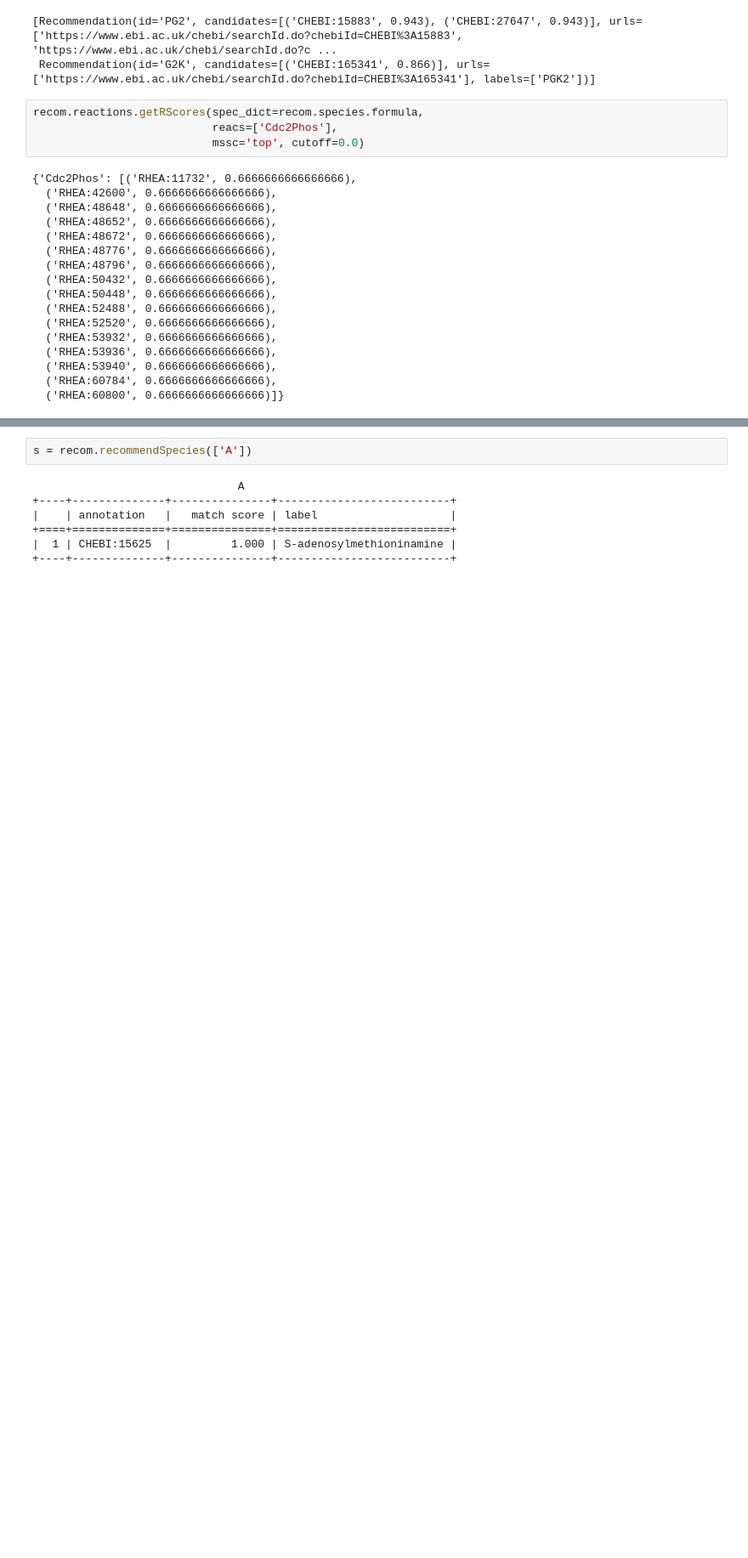
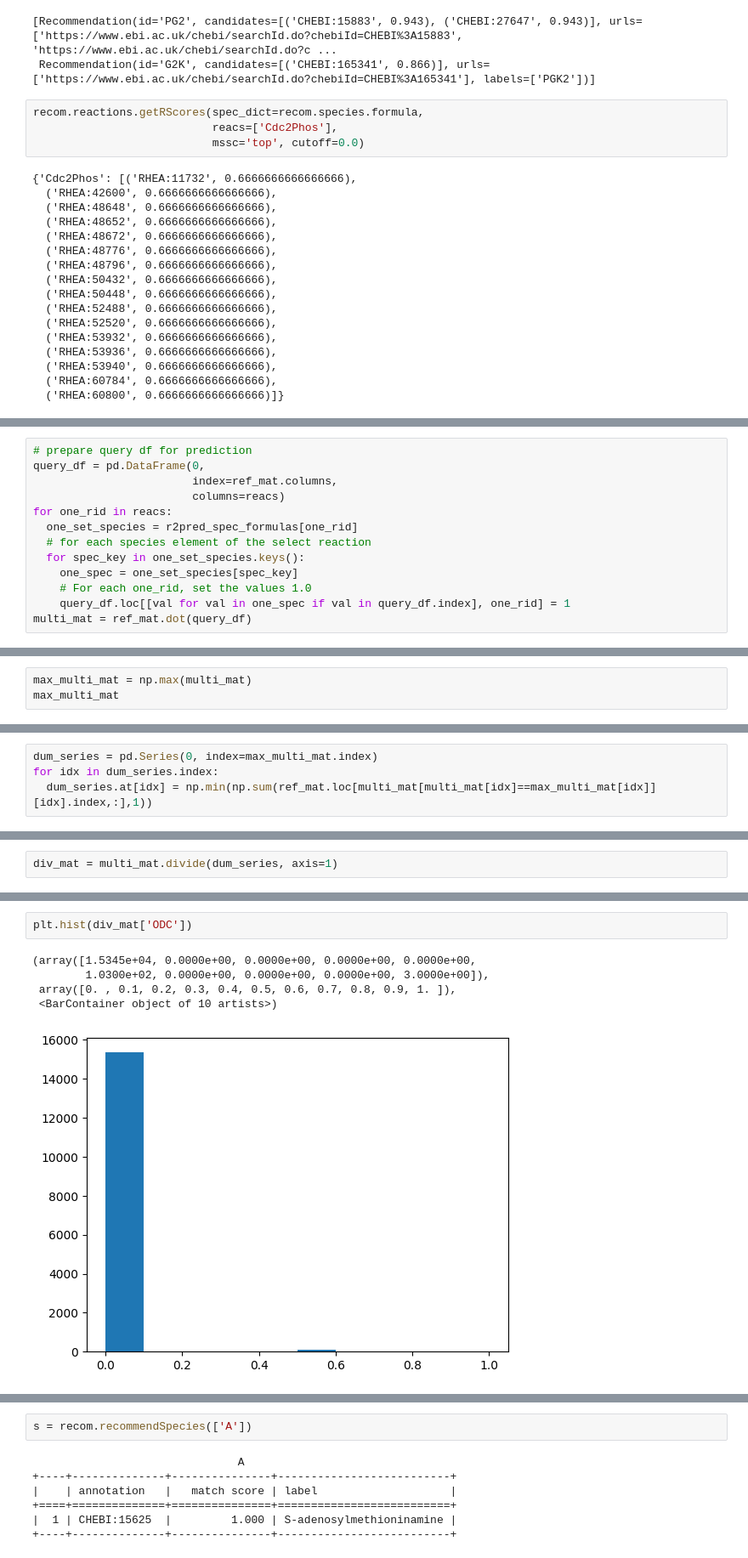
Before and after one commit to sys-bio/AMAS, a Jupyter notebook: notebooks/renew_algorithm.ipynb, the cells around one changed output, grey strips where cells are left out. Shown at 85% size. Drawn from its saved outputs; the diff is of its cells as text; blank space fills up the shorter version.

```diff
--- a/notebooks/renew_algorithm.ipynb
+++ b/notebooks/renew_algorithm.ipynb
@@ -191,0 +266,13 @@ recom.getSpeciesIDs()
+# %%
+# prepare query df for prediction
+query_df = pd.DataFrame(0,
+                        index=ref_mat.columns,
+                        columns=reacs)
+for one_rid in reacs:
+  one_set_species = r2pred_spec_formulas[one_rid]
+  # for each species element of the select reaction
+  for spec_key in one_set_species.keys():
+    one_spec = one_set_species[spec_key]
+    # For each one_rid, set the values 1.0
+    query_df.loc[[val for val in one_spec if val in query_df.index], one_rid] = 1
+multi_mat = ref_mat.dot(query_df)
@@ -191,0 +301,3 @@ recom.getSpeciesIDs()
+# %%
+max_multi_mat = np.max(multi_mat)
+max_multi_mat
@@ -191,0 +328,4 @@ recom.getSpeciesIDs()
+# %%
+dum_series = pd.Series(0, index=max_multi_mat.index)
+for idx in dum_series.index:
+  dum_series.at[idx] = np.min(np.sum(ref_mat.loc[multi_mat[multi_mat[idx]==max_multi_mat[idx]][idx].index,:],1))
@@ -191,0 +359,2 @@ recom.getSpeciesIDs()
+# %%
+div_mat = multi_mat.divide(dum_series, axis=1)
@@ -191,0 +471,8 @@ recom.getSpeciesIDs()
+# %%
+plt.hist(div_mat['ODC'])
+# %% [output]
+(array([1.5345e+04, 0.0000e+00, 0.0000e+00, 0.0000e+00, 0.0000e+00,
+        1.0300e+02, 0.0000e+00, 0.0000e+00, 0.0000e+00, 3.0000e+00]),
+ array([0. , 0.1, 0.2, 0.3, 0.4, 0.5, 0.6, 0.7, 0.8, 0.9, 1. ]),
+ <BarContainer object of 10 artists>)
+[figure, added]
```
Also changed, not shown: parts of 38 cells of this notebook, 18 other files.
